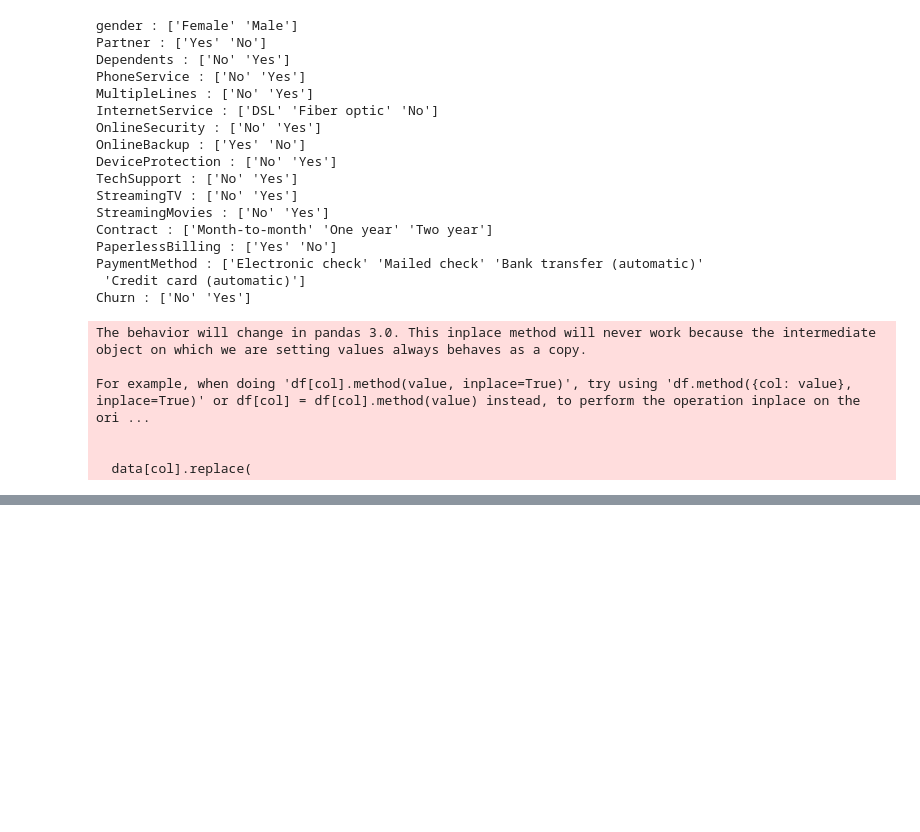
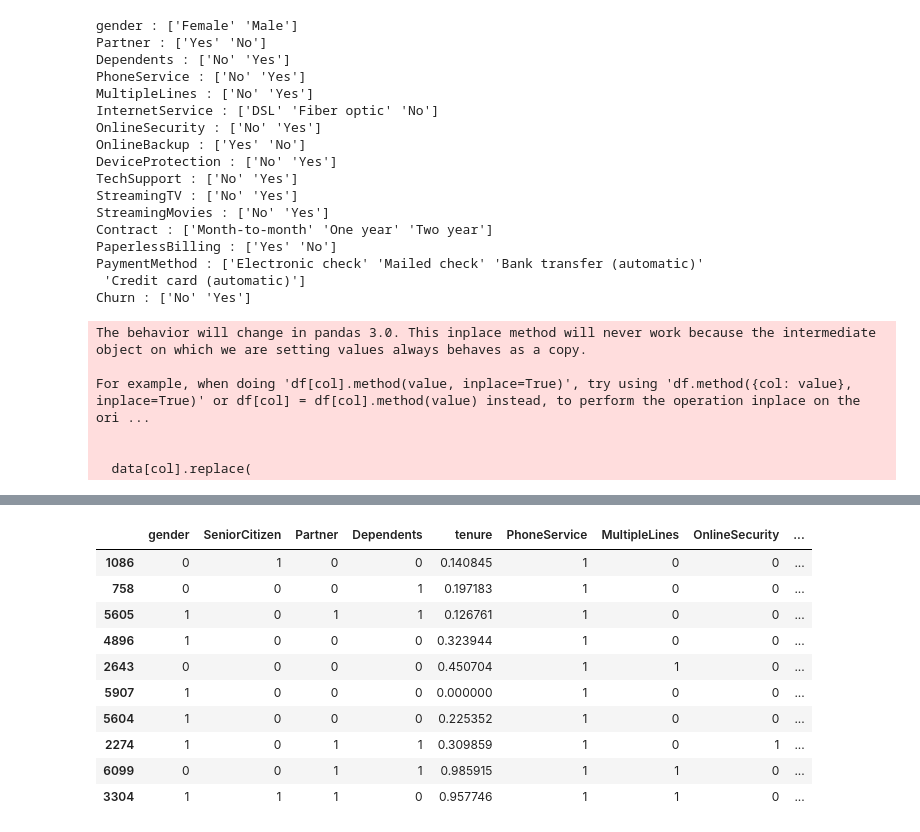
Before and after one commit to kamijoseph/Customer-Churn-Prediction, a Jupyter notebook: main.ipynb, the cells around one changed output, grey strips where cells are left out. Saved outputs shown, nothing was run; the diff lists cells and outputs as text; code cells hidden in the pictures; blank space fills up the shorter version.

Commit message:
minmax scaling tenure, monthlycharges and total charges

```diff
--- a/main.ipynb
+++ b/main.ipynb
@@ -300,0 +308,22 @@ data.sample(10)
+# %%
+# scaling tenure, monthly charges and total charges
+scale_columns = [
+    "tenure",
+    "MonthlyCharges",
+    "TotalCharges"
+]
+scaler = MinMaxScaler()
+data[scale_columns]= scaler.fit_transform(data[scale_columns])
+data.sample(10)
+# %% [output]
+|  | gender | SeniorCitizen | Partner | Dependents | tenure | PhoneService | MultipleLines | OnlineSecurity | ... |
+| 1086 | 0 | 1 | 0 | 0 | 0.140845 | 1 | 0 | 0 | ... |
+| 758 | 0 | 0 | 0 | 1 | 0.197183 | 1 | 0 | 0 | ... |
+| 5605 | 1 | 0 | 1 | 1 | 0.126761 | 1 | 0 | 0 | ... |
+| 4896 | 1 | 0 | 0 | 0 | 0.323944 | 1 | 0 | 0 | ... |
+| 2643 | 0 | 0 | 0 | 0 | 0.450704 | 1 | 1 | 0 | ... |
+| 5907 | 1 | 0 | 0 | 0 | 0.000000 | 1 | 0 | 0 | ... |
+| 5604 | 1 | 0 | 0 | 0 | 0.225352 | 1 | 0 | 0 | ... |
+| 2274 | 1 | 0 | 1 | 1 | 0.309859 | 1 | 0 | 1 | ... |
+| 6099 | 0 | 0 | 1 | 1 | 0.985915 | 1 | 1 | 0 | ... |
+| 3304 | 1 | 1 | 1 | 0 | 0.957746 | 1 | 1 | 0 | ... |
```
Also changed, not shown: parts of 5 cells of this notebook.
